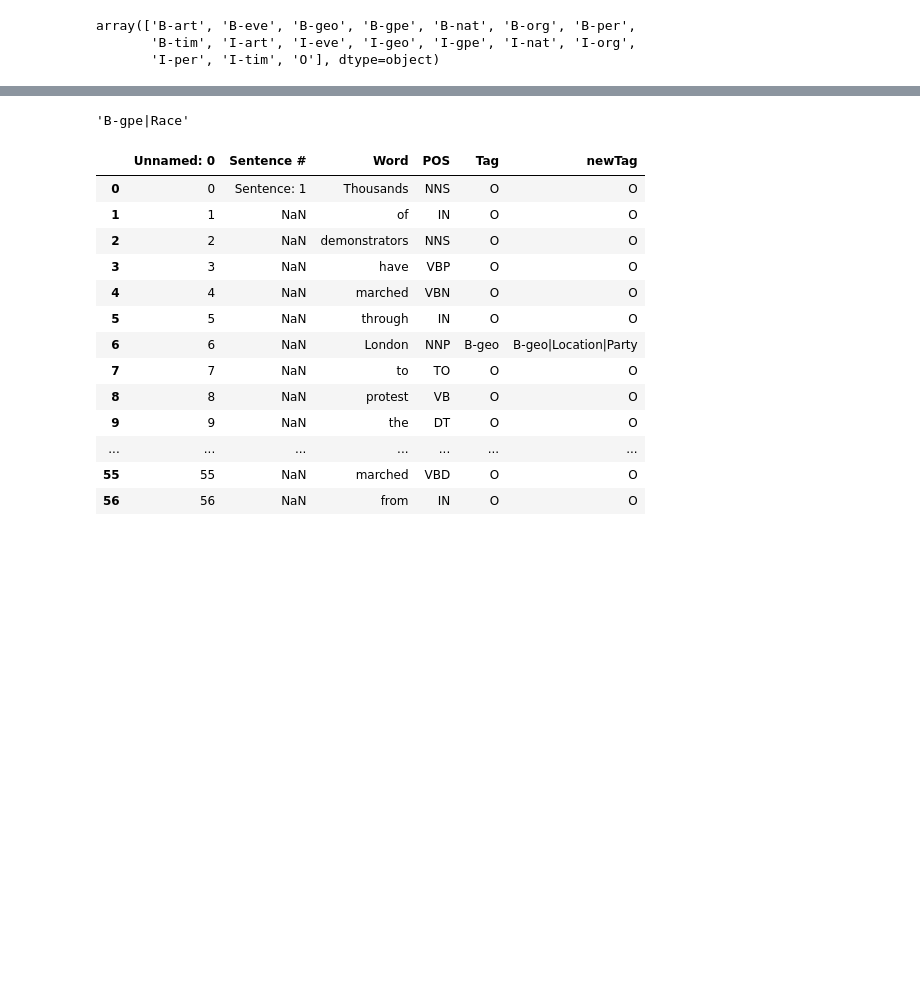
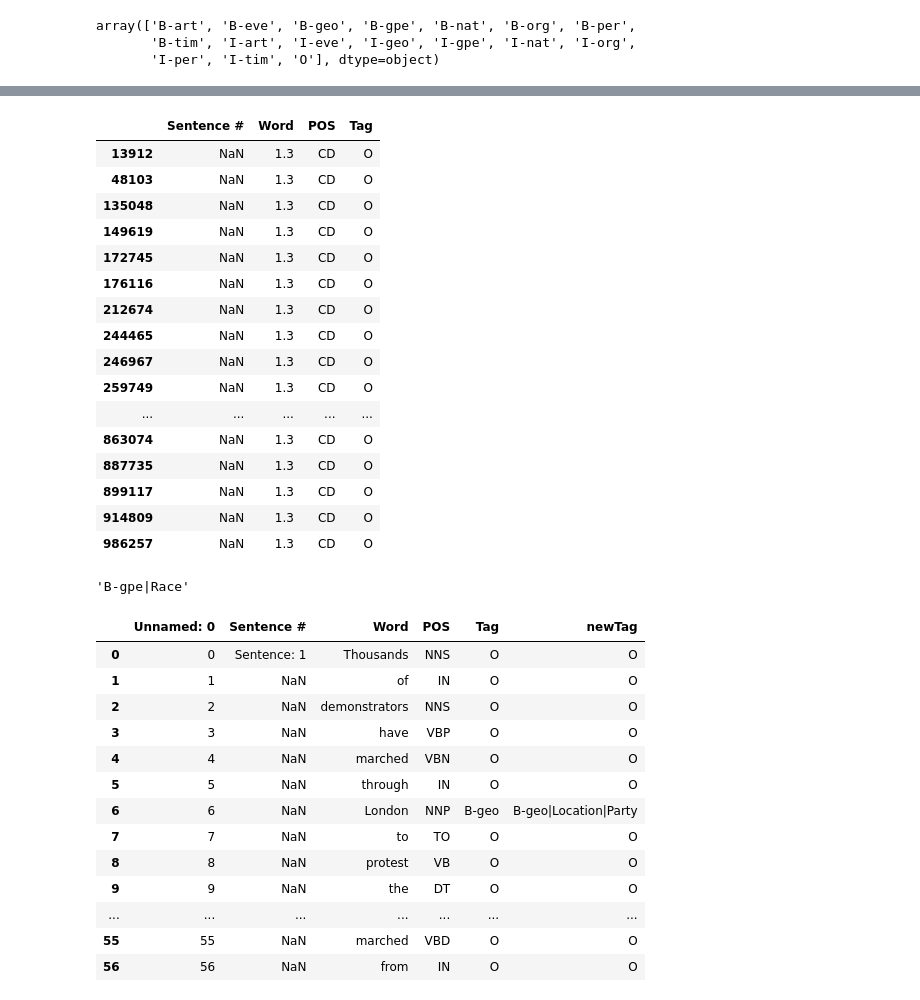
Before and after one commit to accordproject/labs-cicero-classify, a Jupyter notebook: Practice/PyTorch/NER_test/0703_define_ner_data.ipynb, the cells around one changed output, grey strips where cells are left out. Cells and saved outputs as stored; diff of their text form; code cells hidden in the pictures; blank space fills up the shorter version.

```diff
--- a/Practice/PyTorch/NER_test/0703_define_ner_data.ipynb
+++ b/Practice/PyTorch/NER_test/0703_define_ner_data.ipynb
@@ -39,0 +56,2 @@ def transform_tag(tag):
+# %%
+a = df[df["Word"] == "1.3"]
@@ -40,3 +67,23 @@ def transform_tag(tag):
+# %%
+a
+# %% [output]
+|  | Sentence # | Word | POS | Tag |
+| 13912 | NaN | 1.3 | CD | O |
+| 48103 | NaN | 1.3 | CD | O |
+| 135048 | NaN | 1.3 | CD | O |
+| 149619 | NaN | 1.3 | CD | O |
+| 172745 | NaN | 1.3 | CD | O |
+| 176116 | NaN | 1.3 | CD | O |
+| 212674 | NaN | 1.3 | CD | O |
+| 244465 | NaN | 1.3 | CD | O |
+| 246967 | NaN | 1.3 | CD | O |
+| 259749 | NaN | 1.3 | CD | O |
+| ... | ... | ... | ... | ... |
+| 863074 | NaN | 1.3 | CD | O |
+| 887735 | NaN | 1.3 | CD | O |
+| 899117 | NaN | 1.3 | CD | O |
+| 914809 | NaN | 1.3 | CD | O |
+| 986257 | NaN | 1.3 | CD | O |
 # %%
 df["newTag"] = df.Tag.apply(transform_tag)
 # %%
```
Also changed, not shown: parts of 3 cells of this notebook, 6 other files.
